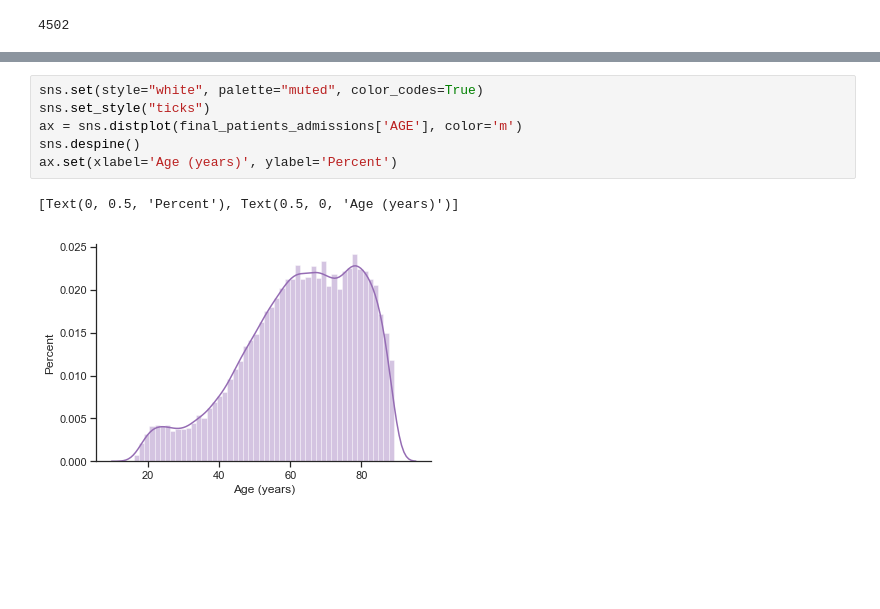
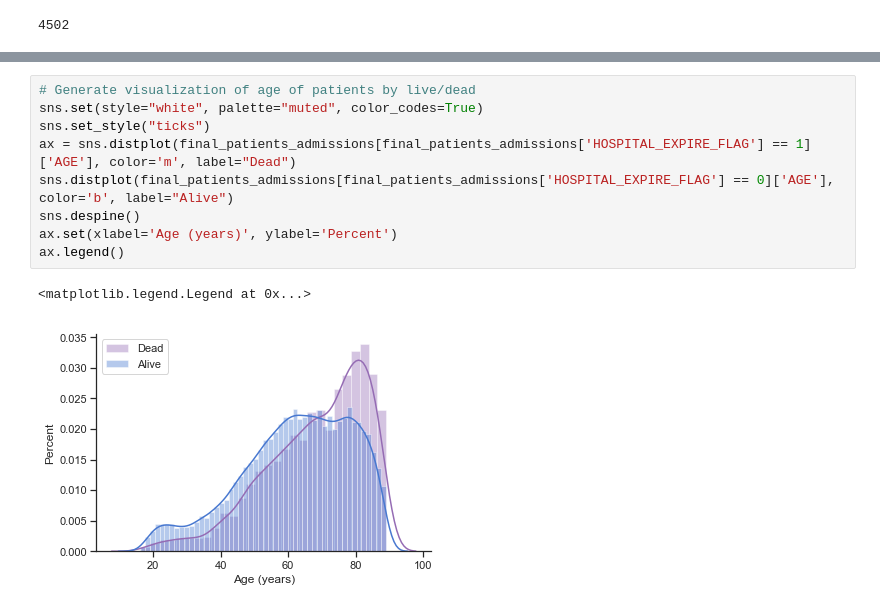
Before and after one commit to chriszhou0916/dsah_final, a Jupyter notebook: Demographics.ipynb, the cells around one changed output, grey strips where cells are left out. Cells and saved outputs as stored; diff of their text form; blank space fills up the shorter version.

Commit message:
added graphs

```diff
--- a/Demographics.ipynb
+++ b/Demographics.ipynb
@@ -204,9 +141,12 @@ Name: DIAGNOSIS, Length: 13090, dtype: int64
 # %%
+# Generate visualization of age of patients by live/dead
 sns.set(style="white", palette="muted", color_codes=True)
 sns.set_style("ticks")
-ax = sns.distplot(final_patients_admissions['AGE'], color='m')
+ax = sns.distplot(final_patients_admissions[final_patients_admissions['HOSPITAL_EXPIRE_FLAG'] == 1]['AGE'], color='m', label="Dead")
+sns.distplot(final_patients_admissions[final_patients_admissions['HOSPITAL_EXPIRE_FLAG'] == 0]['AGE'], color='b', label="Alive")
 sns.despine()
 ax.set(xlabel='Age (years)', ylabel='Percent')
+ax.legend()
 # %% [output]
-[Text(0, 0.5, 'Percent'), Text(0.5, 0, 'Age (years)')]
+<matplotlib.legend.Legend at 0x...>
-[figure, old version]
+[figure, new version]
```
Also changed, not shown: parts of 40 cells of this notebook.
